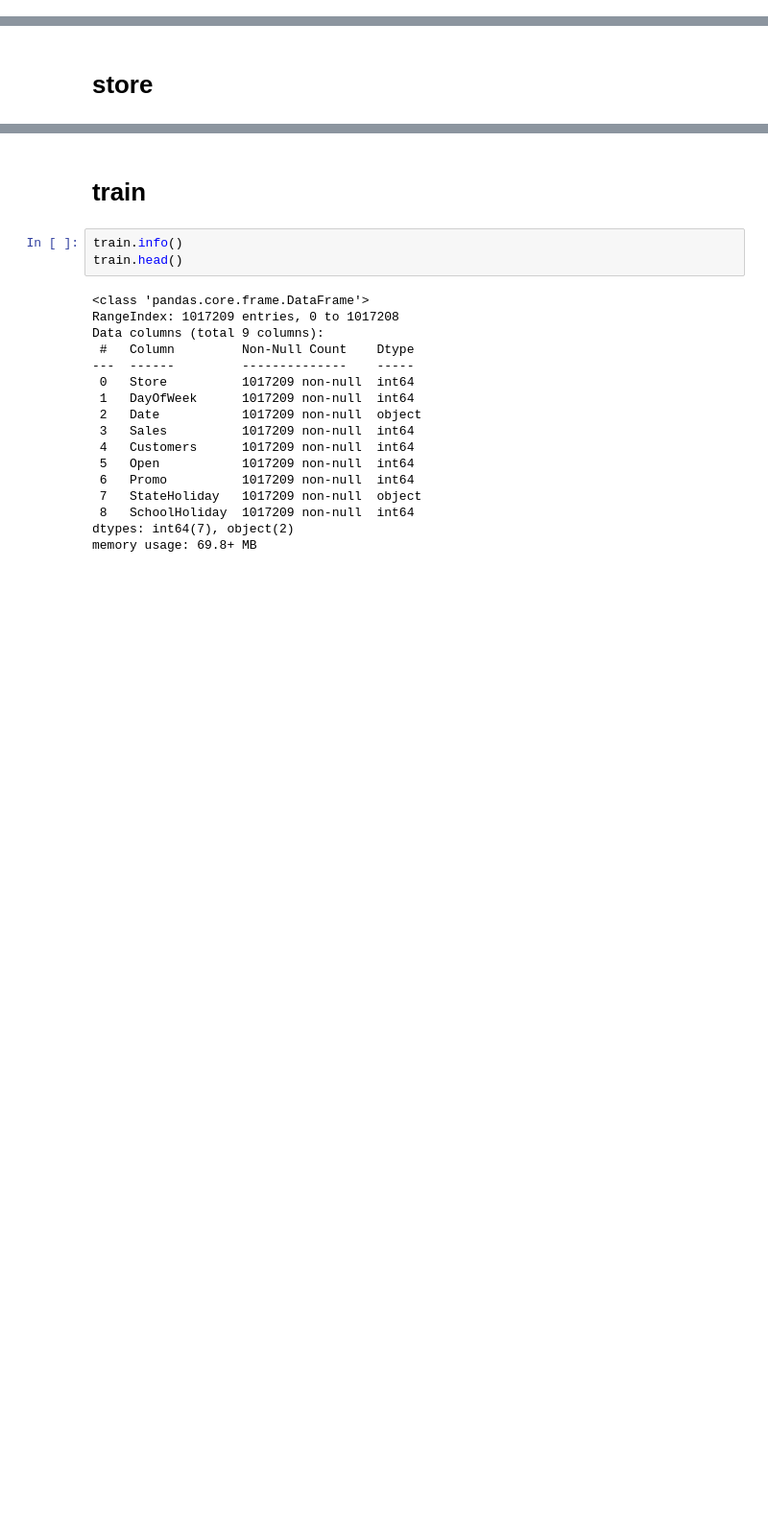
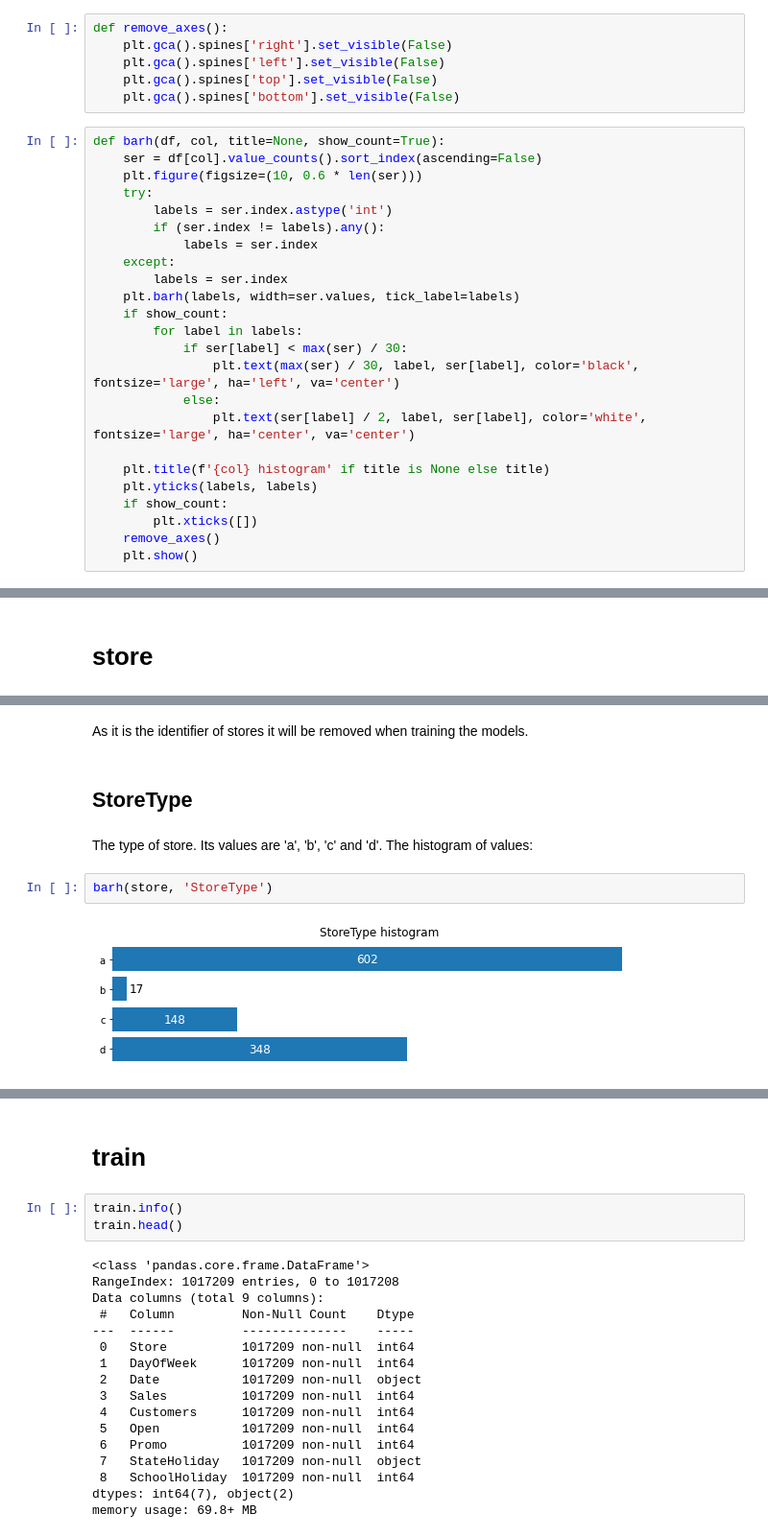
Before and after one commit to vkhmara/EPAM-Internship, a Jupyter notebook: Rossmann Store Sales/EDA.ipynb, the cells around one changed output, grey strips where cells are left out. Shown: that part at 96% size. Cells and saved outputs as stored; diff of their text form; blank space fills up the shorter version.

```diff
--- a/Rossmann Store Sales/EDA.ipynb
+++ b/Rossmann Store Sales/EDA.ipynb
@@ -10,0 +15,30 @@ test = pd.read_csv('data/test.csv')
+# %%
+def remove_axes():
+    plt.gca().spines['right'].set_visible(False)
+    plt.gca().spines['left'].set_visible(False)
+    plt.gca().spines['top'].set_visible(False)
+    plt.gca().spines['bottom'].set_visible(False)
+# %%
+def barh(df, col, title=None, show_count=True):
+    ser = df[col].value_counts().sort_index(ascending=False)
+    plt.figure(figsize=(10, 0.6 * len(ser)))
+    try:
+        labels = ser.index.astype('int')
+        if (ser.index != labels).any():
+            labels = ser.index
+    except:
+        labels = ser.index
+    plt.barh(labels, width=ser.values, tick_label=labels)
+    if show_count:
+        for label in labels:
+            if ser[label] < max(ser) / 30:
+                plt.text(max(ser) / 30, label, ser[label], color='black', fontsize='large', ha='left', va='center')
+            else:
+                plt.text(ser[label] / 2, label, ser[label], color='white', fontsize='large', ha='center', va='center')
+
+    plt.title(f'{col} histogram' if title is None else title)
+    plt.yticks(labels, labels)
+    if show_count:
+        plt.xticks([])
+    remove_axes()
+    plt.show()
@@ -203,0 +137,10 @@ profile_store.to_file('report store.html')
+# %% [markdown]
+As it is the identifier of stores it will be removed when training the models.
+# %% [markdown]
+## StoreType
+# %% [markdown]
+The type of store. Its values are 'a', 'b', 'c' and 'd'. The histogram of values:
+# %%
+barh(store, 'StoreType')
+# %% [output]
+[figure, added]
```
Also changed, not shown: parts of 144 cells of this notebook.
